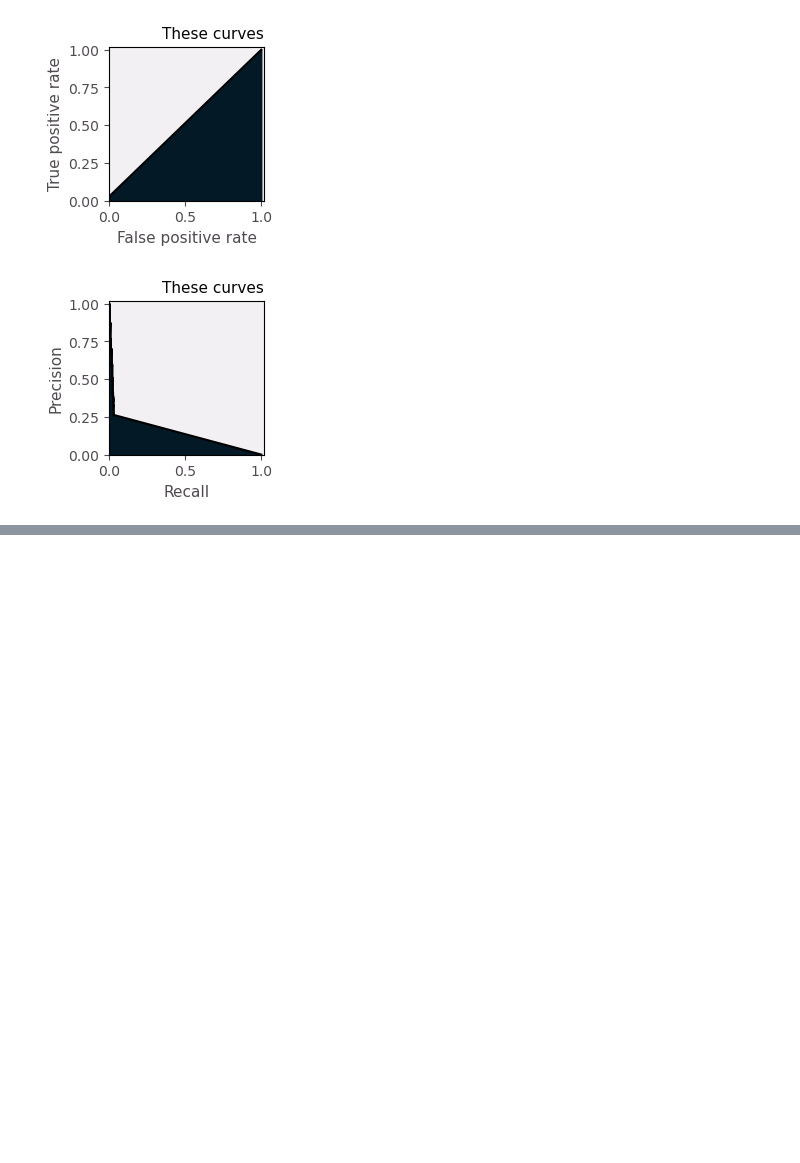
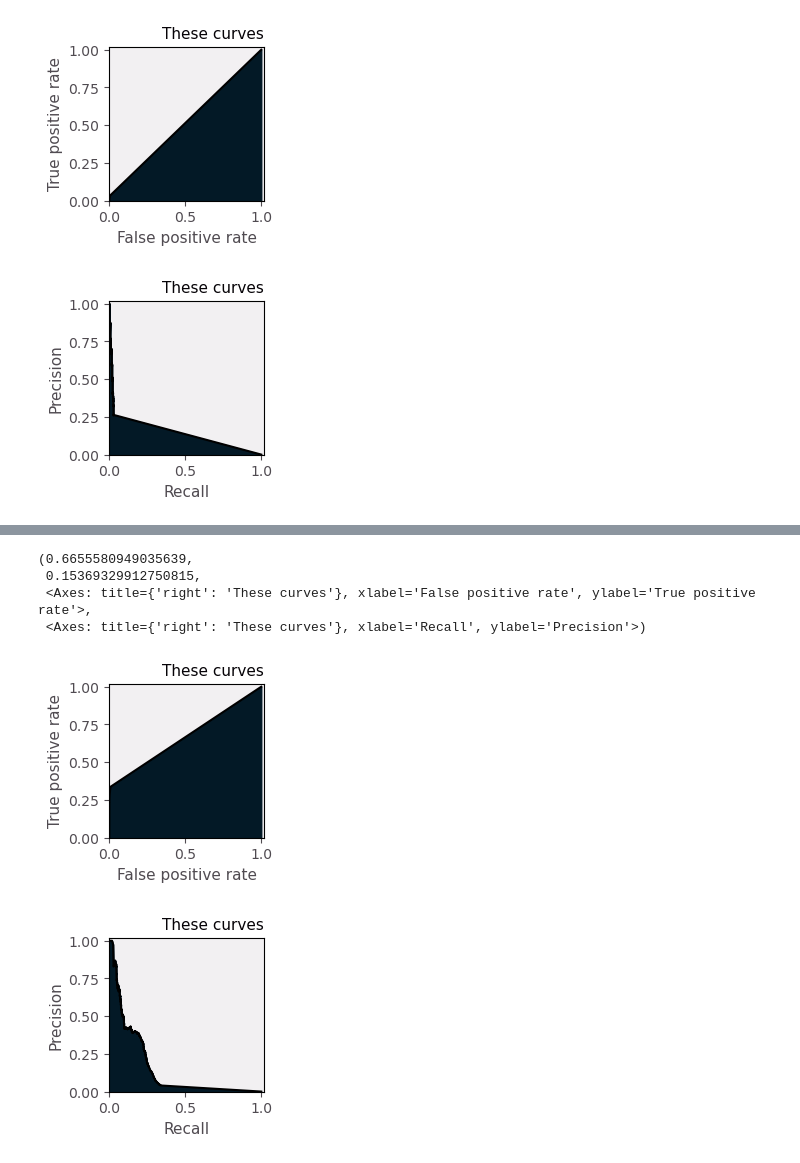
Before and after one commit to freyrelab/netective, a Jupyter notebook: docs/module_tutorial.ipynb, the cells around one changed output, grey strips where cells are left out. Drawn from its saved outputs; the diff is of its cells as text; code cells hidden in the pictures; blank space fills up the shorter version.

Commit message:
sumarize benchmarking

```diff
--- a/docs/module_tutorial.ipynb
+++ b/docs/module_tutorial.ipynb
@@ -773,3 +773,14 @@ stats.LinkEval.curves_from_coordinates(pre, sen, fpr, title="These curves")
  <Axes: title={'right': 'These curves'}, xlabel='Recall', ylabel='Precision'>)
 [figure]
 [figure]
+# %%
+import os
+from netective.stats.stats import Benchmark
+from netective.utils import parse_network
+
+preds = r'C:\Users\jmere\Dropbox (FreyreLab)\netective\netective_old_code\Applications\bs_coli'
+gs = r"C:\Users\jmere\Dropbox (FreyreLab)\netective\netective_old_code\Applications\GS_bs.txt"
+
+preds = {os.path.basename(f).split('.')[0]: parse_network(os.path.join(preds,f), delimiter='\t', directed=True, score=True, use_position_as_score=False) for f in os.listdir(preds)}
+gold_standard_graph = parse_network(gs, delimiter='\t', directed=True, score=False, use_position_as_score=False)
+foo = Benchmark(gold_standard_graph, preds, greater_score_is_better=False, allow_self_loops=True)
@@ -775,0 +803,13 @@ stats.LinkEval.curves_from_coordinates(pre, sen, fpr, title="These curves")
+# %%
+pre, sen, fpr = foo.coordinates()['MEME']
+# %%
+from netective.stats import stats
+
+stats.LinkEval.curves_from_coordinates(pre, sen, fpr, title="These curves")
+# %% [output]
+(0.6655580949035639,
+ 0.15369329912750815,
+ <Axes: title={'right': 'These curves'}, xlabel='False positive rate', ylabel='True positive rate'>,
+ <Axes: title={'right': 'These curves'}, xlabel='Recall', ylabel='Precision'>)
+[figure, added]
+[figure, added]
```
Also changed, not shown: parts of 1 cell of this notebook, 2 other files.
